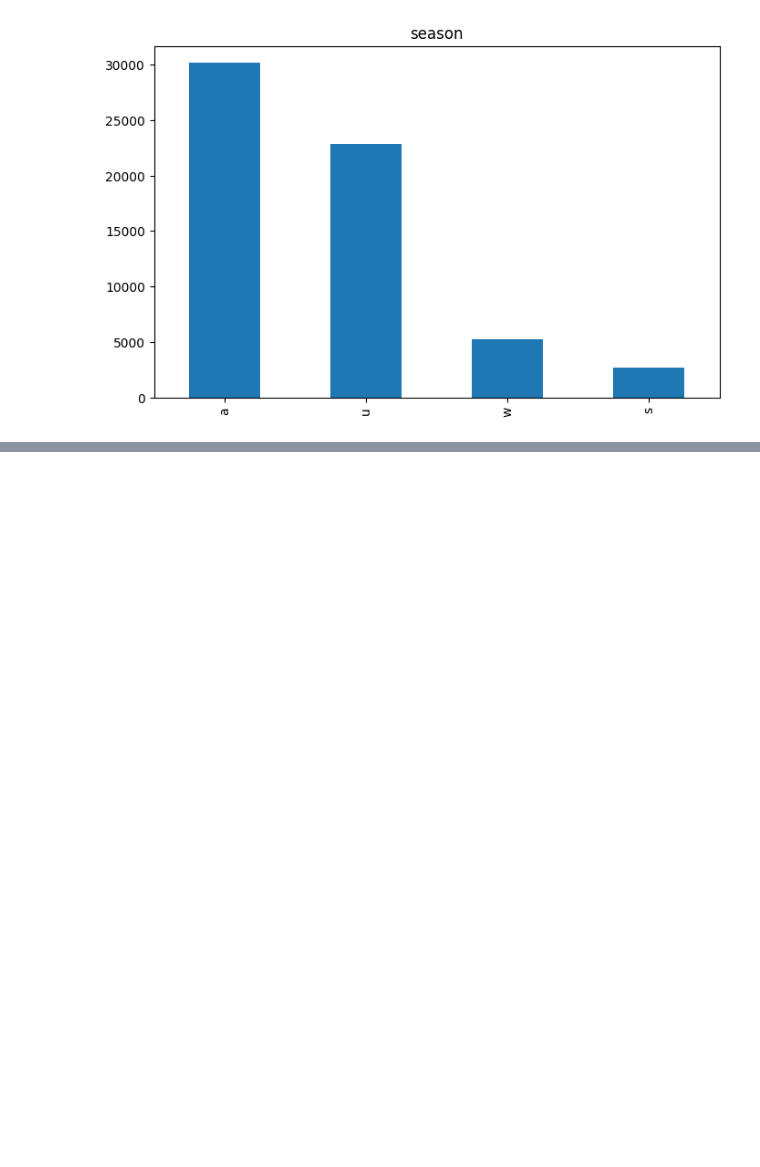
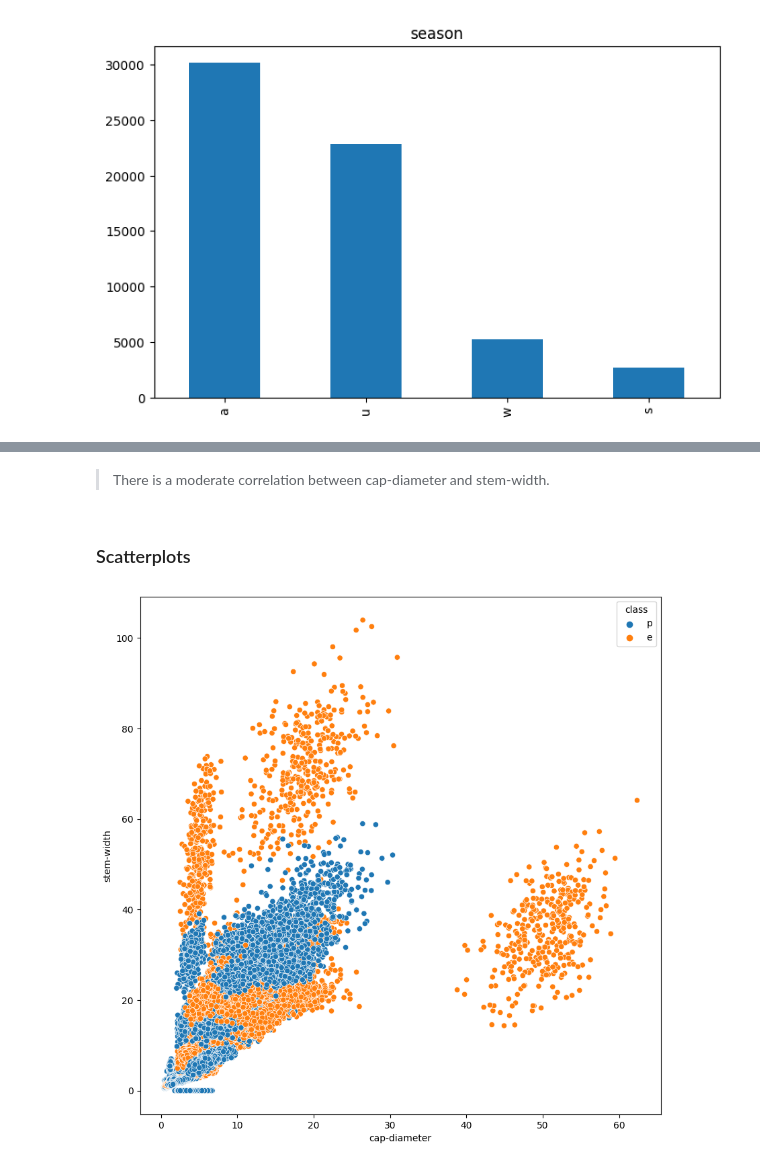
Before and after one commit to mvince33/mushroom_toxicity, a Jupyter notebook: mushroom_toxicity.ipynb, the cells around one changed output, grey strips where cells are left out. Cells and saved outputs as stored; diff of their text form; code cells hidden in the pictures; blank space fills up the shorter version.

```diff
--- a/mushroom_toxicity.ipynb
+++ b/mushroom_toxicity.ipynb
@@ -270,0 +283,13 @@ for col in df.select_dtypes(include = 'object'):
+# %% [markdown]
+> There is a moderate correlation between cap-diameter and stem-width.
+# %% [markdown]
+### Scatterplots
+# %%
+# Construct a scatter plot of stem-width vs. cap-diameter. The
+# hue is class.
+plt.figure(figsize = (10, 10))
+sns.scatterplot(x = df['cap-diameter'],
+            y = df['stem-width'],
+            hue = df['class']);
+# %% [output]
+[figure, added]
```
Also changed, not shown: parts of 14 cells of this notebook.
